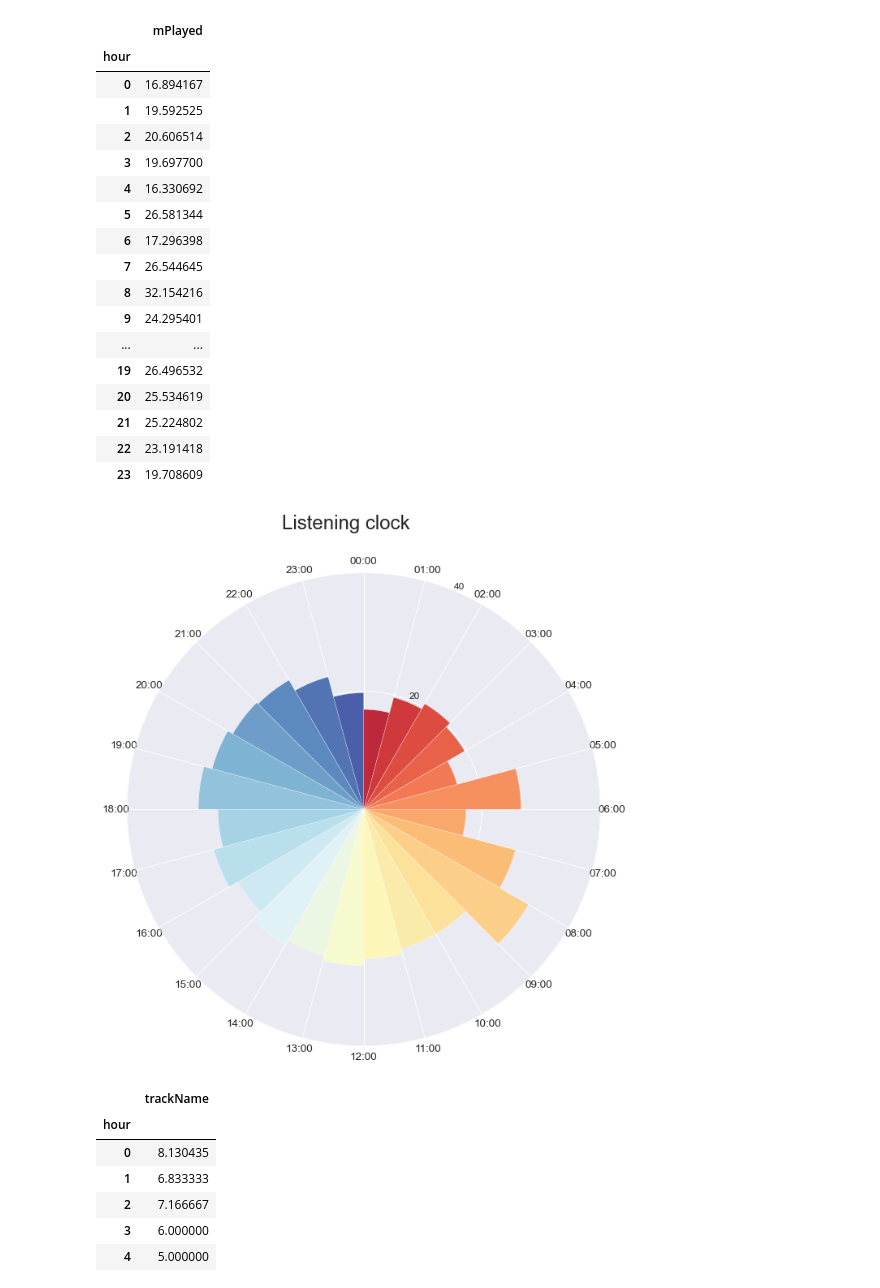
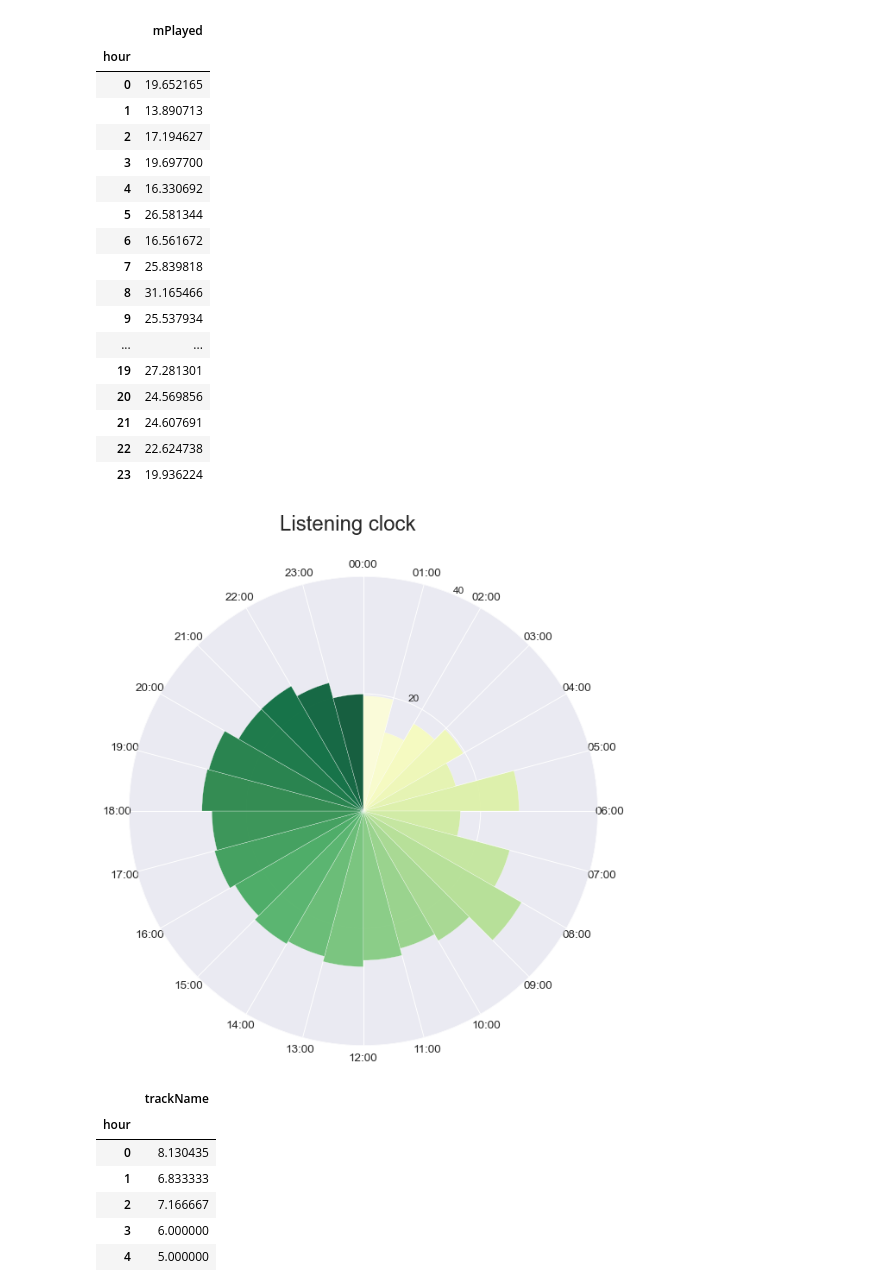
Before and after one commit to karolinastawicka/my-spotify-wrapped, a Jupyter notebook: notebooks/Listening Clock Chart.ipynb, the cells around one changed output. Cells and saved outputs as stored; diff of their text form; code cells hidden in the pictures.

```diff
--- a/notebooks/Listening Clock Chart.ipynb
+++ b/notebooks/Listening Clock Chart.ipynb
@@ -11,7 +11,8 @@ import seaborn as sns
 from matplotlib.dates import DateFormatter
 # %%
 data_dir = '/Users/Karolina/ProjectsDataScience/data_science_environment/data/'
-file_list = ['MyDataSpotify/StreamingHistory1.json',
+file_list = ['MyDataSpotify/StreamingHistory0.json',
+             'MyDataSpotify/StreamingHistory1.json',
              'MyDataSpotify/StreamingHistory2.json',
              'MyDataSpotify/StreamingHistory3.json',
              'MyDataSpotify/StreamingHistory4.json']
@@ -96,57 +97,57 @@ avg
 # %% [output]
 |  | mPlayed |
 | hour |  |
-| 0 | 16.894167 |
-| 1 | 19.592525 |
-| 2 | 20.606514 |
+| 0 | 19.652165 |
+| 1 | 13.890713 |
+| 2 | 17.194627 |
 | 3 | 19.697700 |
 | 4 | 16.330692 |
 | 5 | 26.581344 |
-| 6 | 17.296398 |
-| 7 | 26.544645 |
-| 8 | 32.154216 |
-| 9 | 24.295401 |
+| 6 | 16.561672 |
+| 7 | 25.839818 |
+| 8 | 31.165466 |
+| 9 | 25.537934 |
 | ... | ... |
-| 19 | 26.496532 |
-| 20 | 25.534619 |
-| 21 | 25.224802 |
-| 22 | 23.191418 |
-| 23 | 19.708609 |
+| 19 | 27.281301 |
+| 20 | 24.569856 |
+| 21 | 24.607691 |
+| 22 | 22.624738 |
+| 23 | 19.936224 |
 # %%
 plt.style.use("seaborn")
 #plt.style.use('Solarize_Light2')
 
 fig = plt.figure(figsize = (20, 10))
 ax = plt.subplot(111, polar=True)
 
 
 equals = np.linspace(0, 360, 24, endpoint=False) #np.arange(24)
 ones = np.ones(24)
 width=(2*np.pi)/24
-palette = sns.color_palette("RdYlBu", 24)
+palette = sns.color_palette("YlGn", 24) #RdYlBu
 ax.bar(np.deg2rad(equals), avg.mPlayed, width=width,  alpha=0.9, color=palette, align='edge', edgecolor='white')
 
 # Set the circumference labels and its format
 ax.set_xticks(np.linspace(0, 2*np.pi, 24, endpoint=False))
 labels = [time(i, 0).strftime("%H:%M") for i in avg.index]
 ax.set_xticklabels(labels, size=13.5)
 
 
 
 # Set the radial labels and size
 ax.set_rgrids([20,40], fontsize=12)
 
 # Make the labels go clockwise
 ax.set_theta_direction(-1)
 
 # Place 0 at the top
 ax.set_theta_offset(np.pi/2.0)
 
 fig.suptitle('Listening clock', size=24)
 
 plt.show()
 # %% [output]
-[figure, old version]
+[figure, new version]
 # %%
 summ = pd.DataFrame(df.groupby(['date','hour'])['trackName'].size().reset_index())
 summ
```
Also changed, not shown: parts of 4 cells of this notebook, 1 other file.
